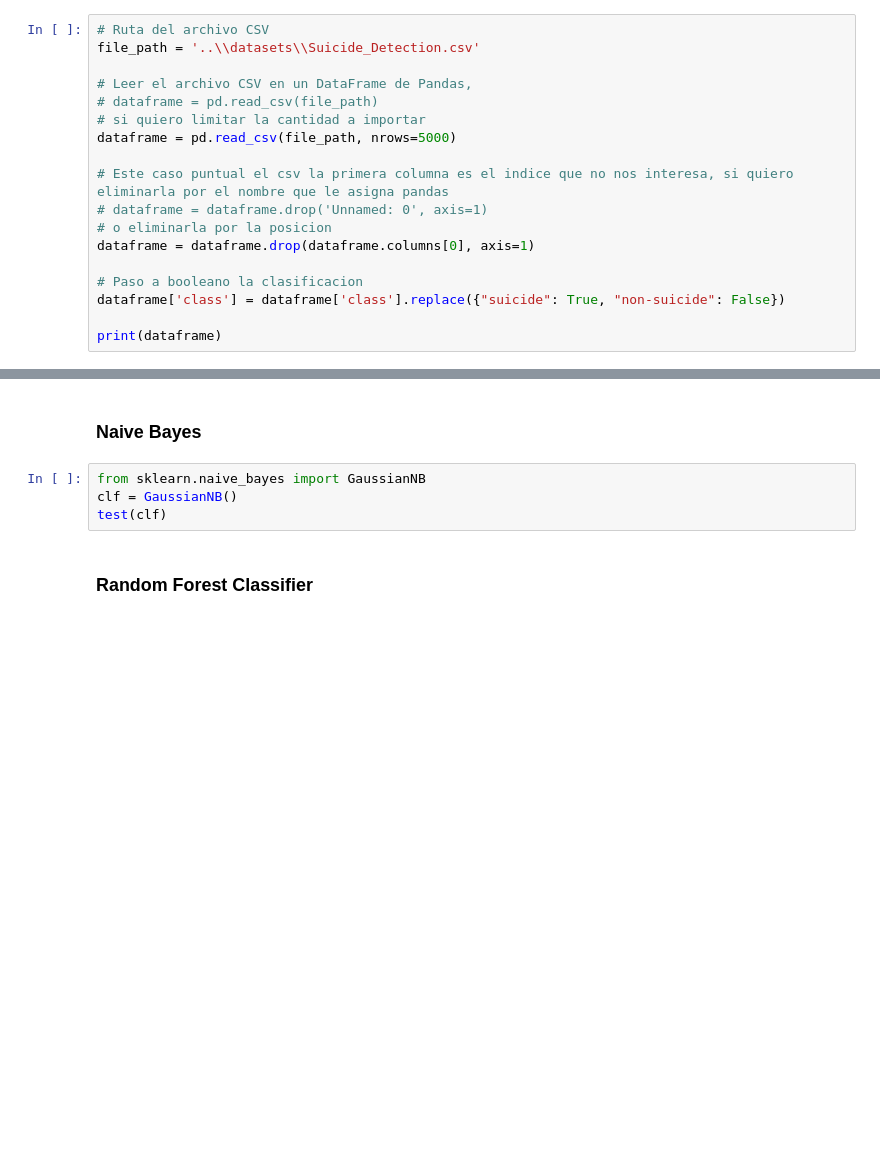
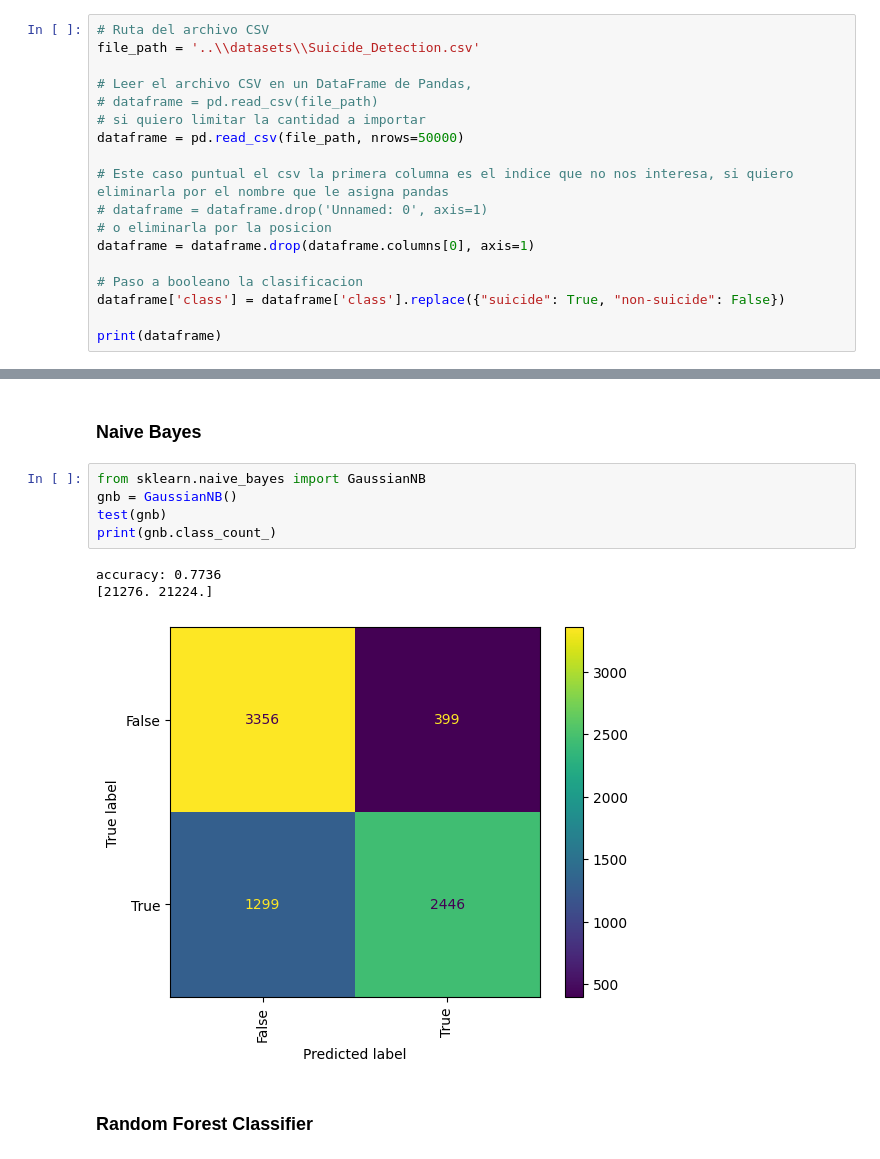
Before and after one commit to victor-POL/Deteccion-Violencia-y-Tentativas-Suicidio-NLP, a Jupyter notebook: tentativa_suicidio/collabs/TP_Dataset_Suicide.ipynb, the cells around one changed output, grey strips where cells are left out. Saved outputs shown, nothing was run; the diff lists cells and outputs as text; blank space fills up the shorter version.

```diff
--- a/tentativa_suicidio/collabs/TP_Dataset_Suicide.ipynb
+++ b/tentativa_suicidio/collabs/TP_Dataset_Suicide.ipynb
@@ -32,7 +52,7 @@ file_path = '..\\datasets\\Suicide_Detection.csv'
 # Leer el archivo CSV en un DataFrame de Pandas,
 # dataframe = pd.read_csv(file_path)
 # si quiero limitar la cantidad a importar
-dataframe = pd.read_csv(file_path, nrows=5000)
+dataframe = pd.read_csv(file_path, nrows=50000)
 
 # Este caso puntual el csv la primera columna es el indice que no nos interesa, si quiero eliminarla por el nombre que le asigna pandas
 # dataframe = dataframe.drop('Unnamed: 0', axis=1)
@@ -161,8 +219,13 @@ test(lgr)
 ### Naive Bayes
 # %%
 from sklearn.naive_bayes import GaussianNB
-clf = GaussianNB()
-test(clf)
+gnb = GaussianNB()
+test(gnb)
+print(gnb.class_count_)
+# %% [output]
+accuracy: 0.7736
+[21276. 21224.]
+[figure, added]
 # %% [markdown]
 ### Random Forest Classifier
 # %%
```
Also changed, not shown: parts of 18 cells of this notebook, 20 other files.
